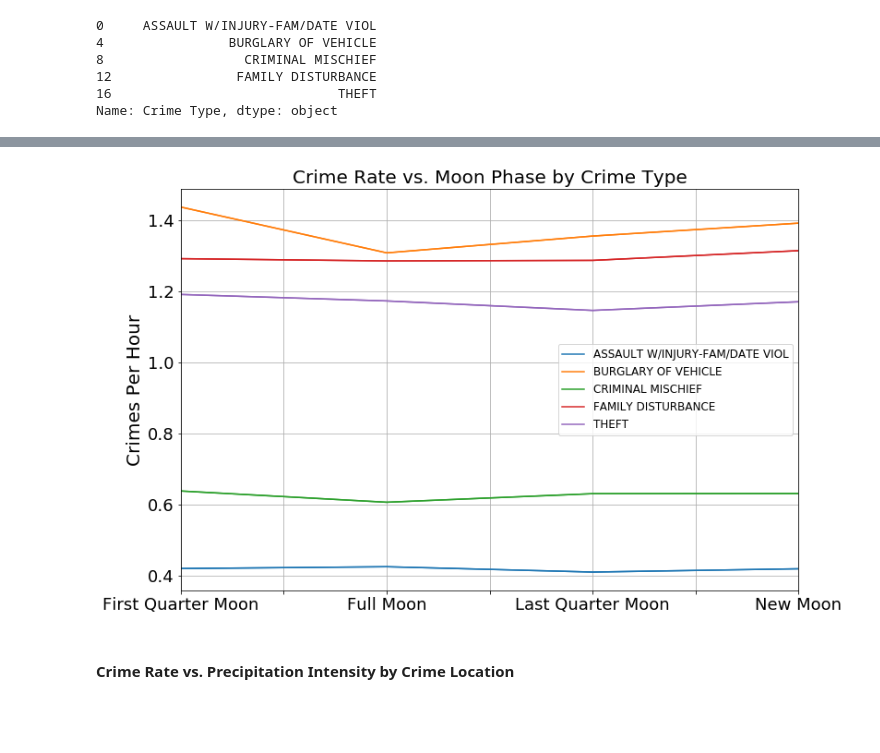
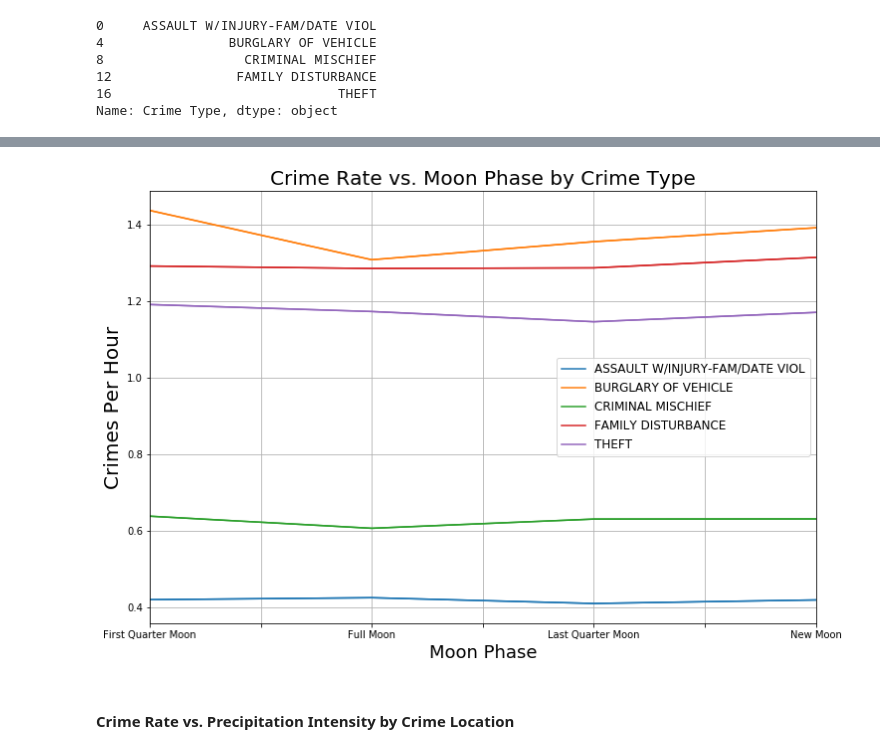
Before and after one commit to eanord4/First-Project, a Jupyter notebook: first-project.ipynb, the cells around one changed output, grey strips where cells are left out. Saved outputs shown, nothing was run; the diff lists cells and outputs as text; code cells hidden in the pictures; blank space fills up the shorter version.

Commit message:
Fix axis label for moon phase

```diff
--- a/first-project.ipynb
+++ b/first-project.ipynb
@@ -345,15 +345,15 @@ df_pivot2
 # %%
 ax = df_pivot2.plot(figsize=(12,10), legend=False)
 ax.set_prop_cycle(None)
 
 df_pivot2.plot(figsize=(12,8), ax = ax, grid=True)
 plt.title("Crime Rate vs. Moon Phase by Crime Type", fontsize=20)
 plt.legend(legend_values, fontsize=12)
-plt.xlabel("")
+plt.xlabel("Moon Phase", fontsize=18)
 plt.ylabel("Crimes Per Hour", fontsize=20)
-plt.tick_params(labelsize=18)
+plt.tick_params(labelsize=10)
 # %% [output]
-[figure, old version]
+[figure, new version]
 # %% [markdown]
 #### Crime Rate vs. Precipitation Intensity by Crime Location
 # %%
```
